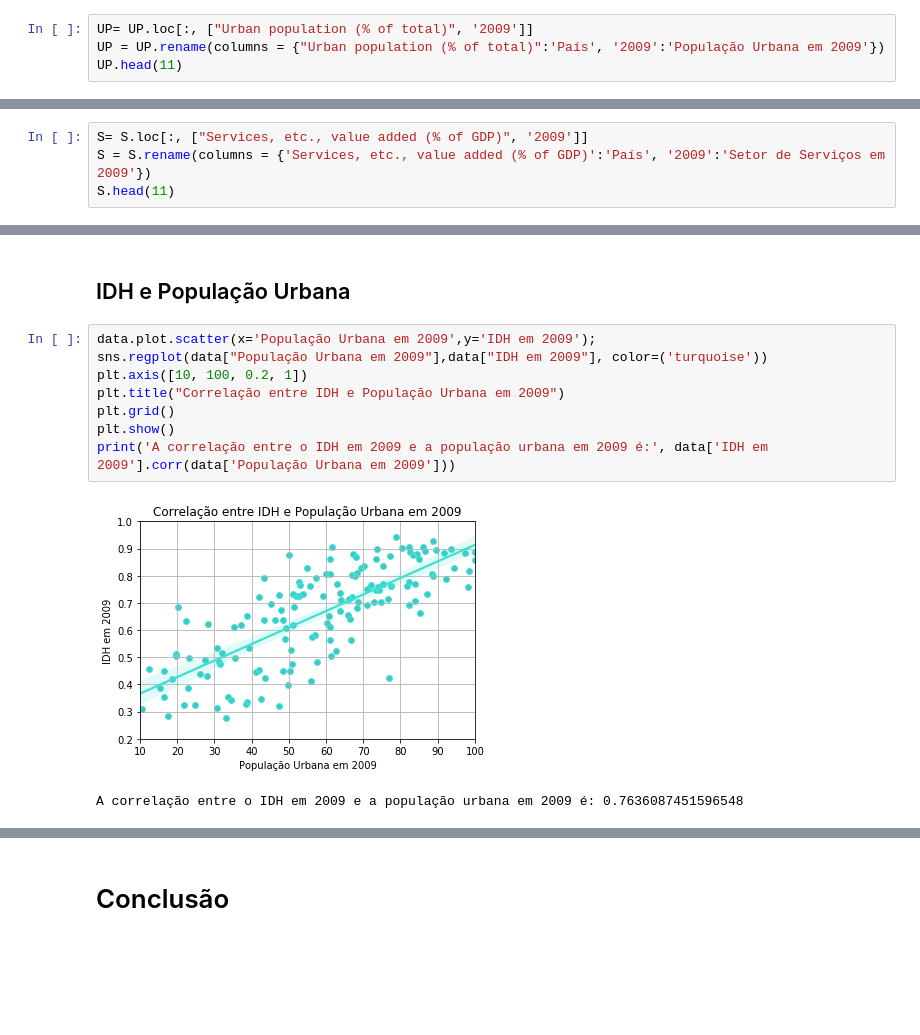
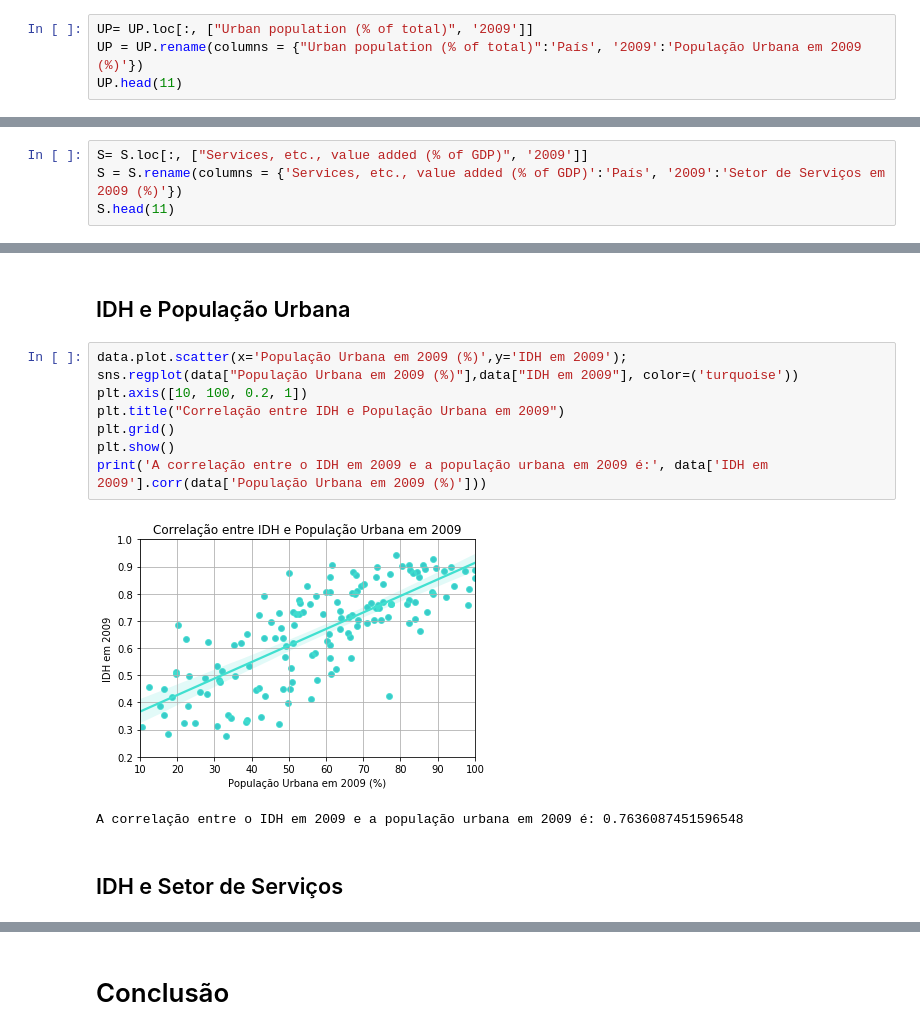
Before and after one commit to gabrielmf1/Analyze_Project, a Jupyter notebook: Projeto_Entrega1/Projeto1.ipynb, the cells around one changed output, grey strips where cells are left out. Saved outputs shown, nothing was run; the diff lists cells and outputs as text; blank space fills up the shorter version.

```diff
--- a/Projeto_Entrega1/Projeto1.ipynb
+++ b/Projeto_Entrega1/Projeto1.ipynb
@@ -63,6 +63,6 @@ hdi.head(11)
 É possível verificar que cada linha representa um país e as colunas representam o ano.
 # %%
 UP= UP.loc[:, ["Urban population (% of total)", '2009']]
-UP = UP.rename(columns = {"Urban population (% of total)":'País', '2009':'População Urbana em 2009'})
+UP = UP.rename(columns = {"Urban population (% of total)":'País', '2009':'População Urbana em 2009 (%)'})
 UP.head(11)
 # %% [output]
@@ -84,6 +84,6 @@ UP.head(11)
 É possível verificar que cada linha representa um país e as colunas representam o ano.
 # %%
 S= S.loc[:, ["Services, etc., value added (% of GDP)", '2009']]
-S = S.rename(columns = {'Services, etc., value added (% of GDP)':'País', '2009':'Setor de Serviços em 2009'})
+S = S.rename(columns = {'Services, etc., value added (% of GDP)':'País', '2009':'Setor de Serviços em 2009 (%)'})
 S.head(11)
 # %% [output]
@@ -143,14 +143,16 @@ Está parte está designada para a amostragem dos dados em formato de gráficos
 # %% [markdown]
 ## IDH e População Urbana
 # %%
-data.plot.scatter(x='População Urbana em 2009',y='IDH em 2009');
-sns.regplot(data["População Urbana em 2009"],data["IDH em 2009"], color=('turquoise'))
+data.plot.scatter(x='População Urbana em 2009 (%)',y='IDH em 2009');
+sns.regplot(data["População Urbana em 2009 (%)"],data["IDH em 2009"], color=('turquoise'))
 plt.axis([10, 100, 0.2, 1])
 plt.title("Correlação entre IDH e População Urbana em 2009")
 plt.grid()
 plt.show()
-print('A correlação entre o IDH em 2009 e a população urbana em 2009 é:', data['IDH em 2009'].corr(data['População Urbana em 2009']))
+print('A correlação entre o IDH em 2009 e a população urbana em 2009 é:', data['IDH em 2009'].corr(data['População Urbana em 2009 (%)']))
 # %% [output]
-[figure, old version]
+[figure, new version]
 A correlação entre o IDH em 2009 e a população urbana em 2009 é: 0.7636087451596548
+# %% [markdown]
+## IDH e Setor de Serviços
 # %%
```
Also changed, not shown: parts of 13 cells of this notebook, 1 other file.
